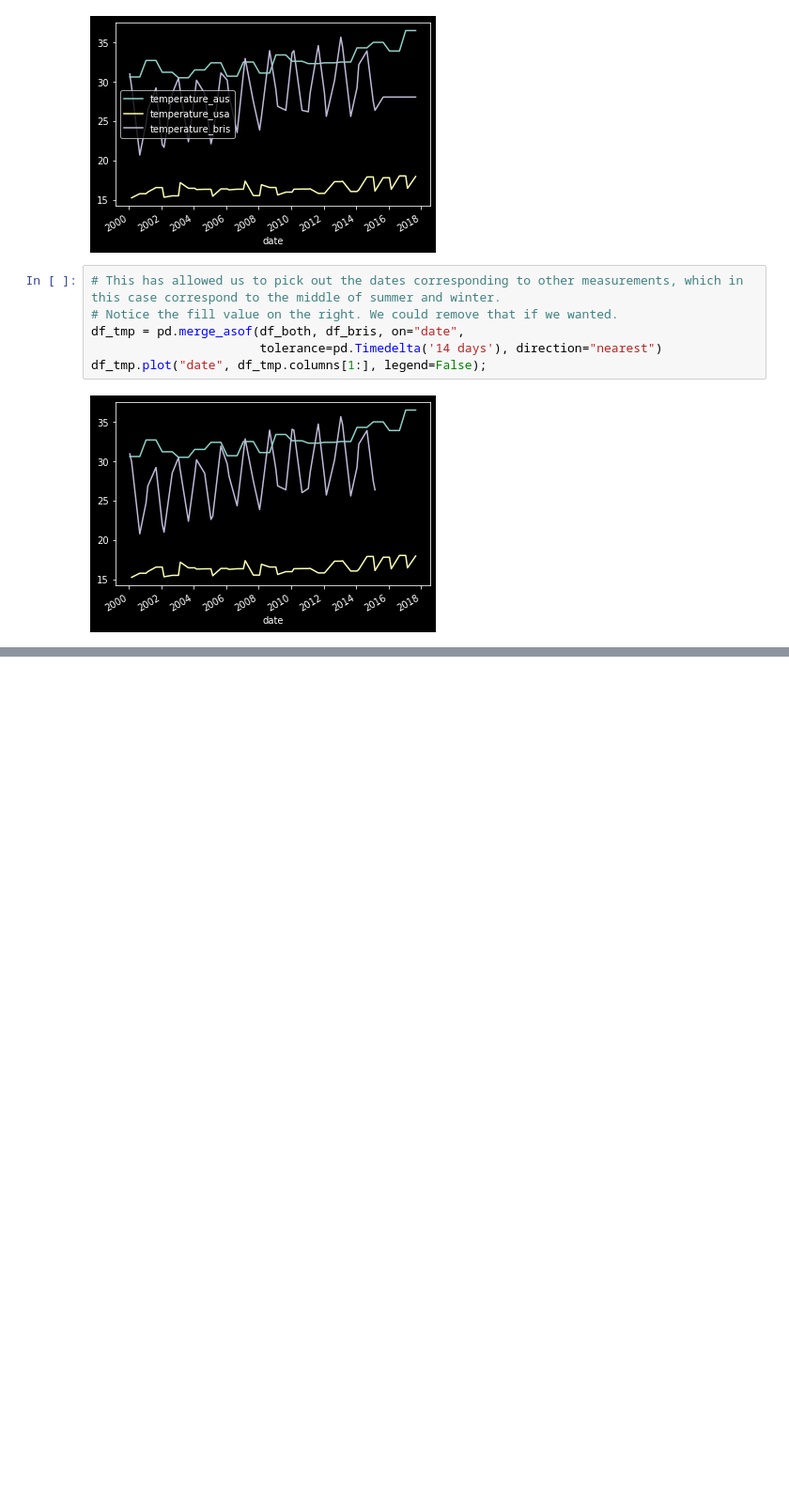
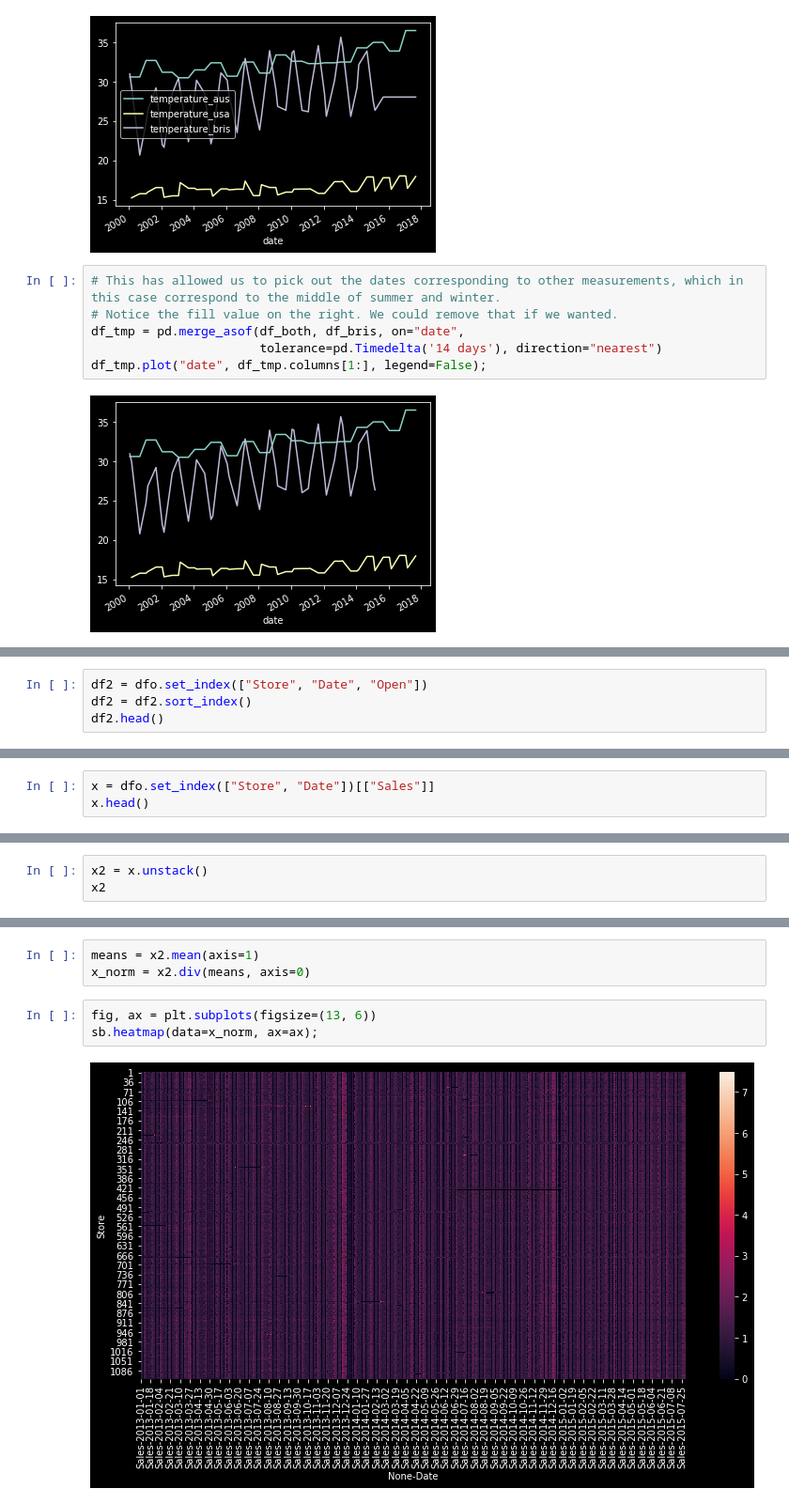
Before and after one commit to wallyliu2/py_Data_Manupulation, a Jupyter notebook: PyDataManupulation.ipynb, the cells around one changed output, grey strips where cells are left out. Shown at 94% size. Cells and saved outputs as stored; diff of their text form; blank space fills up the shorter version.

Commit message:
multiIndex

```diff
--- a/PyDataManupulation.ipynb
+++ b/PyDataManupulation.ipynb
@@ -2773,0 +3245,4 @@ df_tmp.plot("date", df_tmp.columns[1:], legend=False);
+# %%
+df2 = dfo.set_index(["Store", "Date", "Open"])
+df2 = df2.sort_index()
+df2.head()
@@ -2773,0 +3361,3 @@ df_tmp.plot("date", df_tmp.columns[1:], legend=False);
+# %%
+x = dfo.set_index(["Store", "Date"])[["Sales"]]
+x.head()
@@ -2773,0 +3372,3 @@ df_tmp.plot("date", df_tmp.columns[1:], legend=False);
+# %%
+x2 = x.unstack()
+x2
@@ -2773,0 +3391,8 @@ df_tmp.plot("date", df_tmp.columns[1:], legend=False);
+# %%
+means = x2.mean(axis=1)
+x_norm = x2.div(means, axis=0)
+# %%
+fig, ax = plt.subplots(figsize=(13, 6))
+sb.heatmap(data=x_norm, ax=ax);
+# %% [output]
+[figure, added]
```
Also changed, not shown: parts of 53 cells of this notebook, 9 other files.
